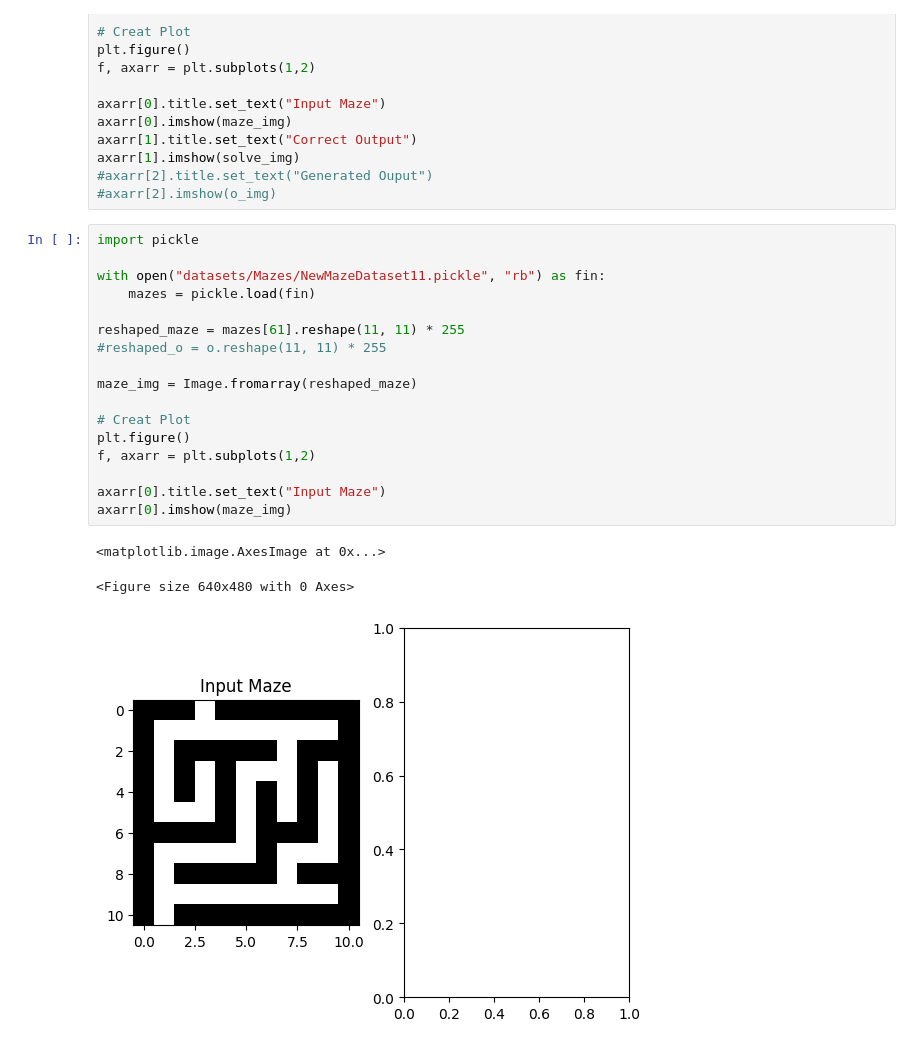
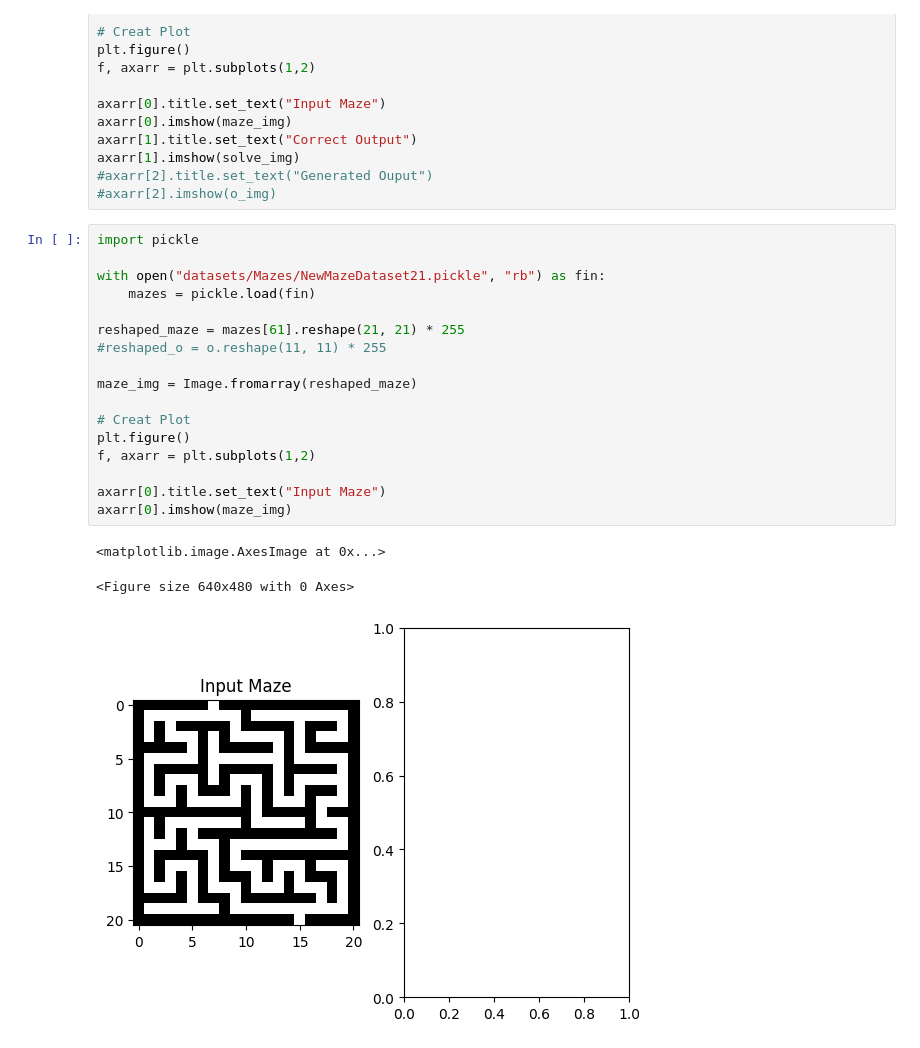
Before and after one commit to Carson-Bay/Adventures-in-NeuralNet-Atrocities, a Jupyter notebook: main.ipynb, the cells around one changed output. Cells and saved outputs as stored; diff of their text form.

Commit message:
Uploaded new datasets

```diff
--- a/main.ipynb
+++ b/main.ipynb
@@ -267,21 +267,21 @@ axarr[1].imshow(solve_img)
 # %%
 import pickle
 
-with open("datasets/Mazes/NewMazeDataset11.pickle", "rb") as fin:
+with open("datasets/Mazes/NewMazeDataset21.pickle", "rb") as fin:
     mazes = pickle.load(fin)
 
-reshaped_maze = mazes[61].reshape(11, 11) * 255
+reshaped_maze = mazes[61].reshape(21, 21) * 255
 #reshaped_o = o.reshape(11, 11) * 255
 
 maze_img = Image.fromarray(reshaped_maze)
 
 # Creat Plot
 plt.figure()
 f, axarr = plt.subplots(1,2)
 
 axarr[0].title.set_text("Input Maze")
 axarr[0].imshow(maze_img)
 # %% [output]
 <matplotlib.image.AxesImage at 0x...>
 <Figure size 640x480 with 0 Axes>
-[figure, old version]
+[figure, new version]
```
Also changed, not shown: 3 other files.
